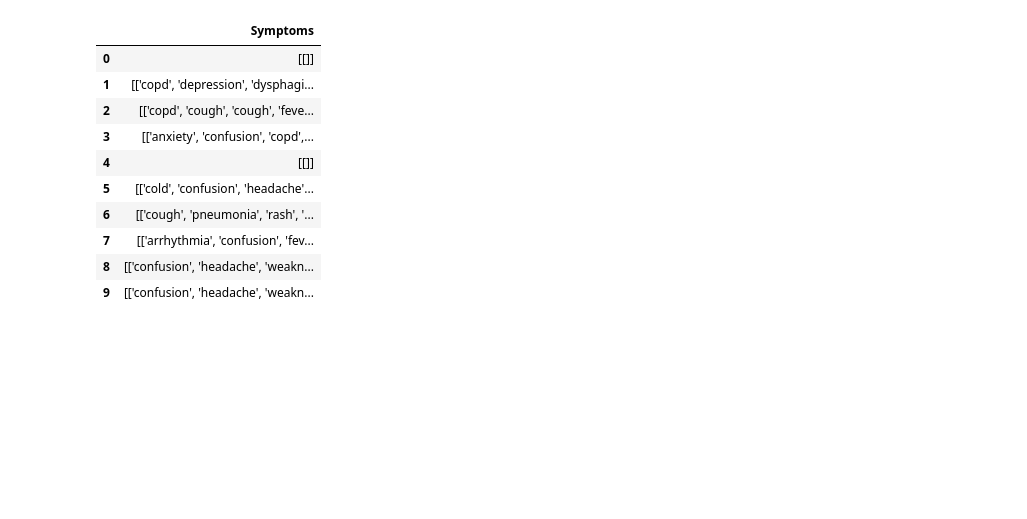
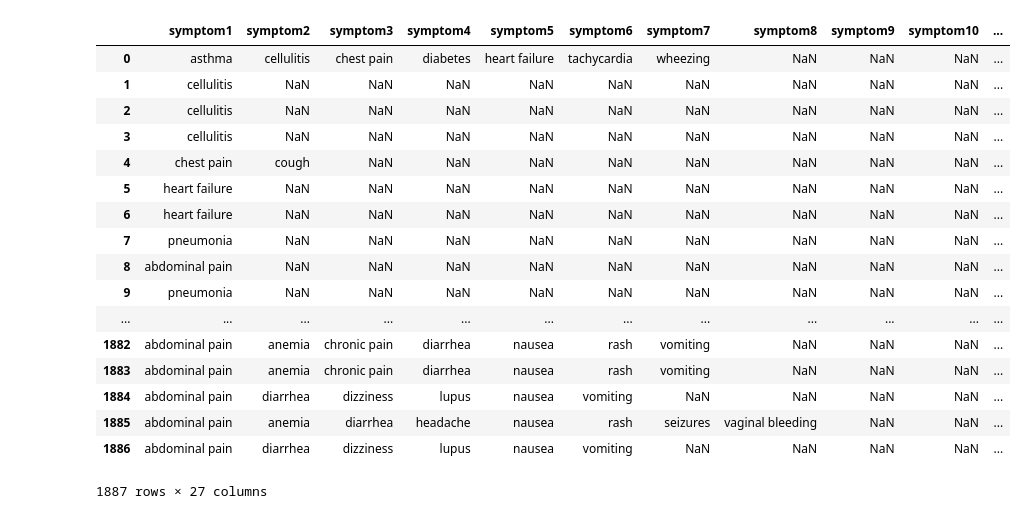
Before and after one commit to TheAntiSnipe/help-a-doc, a Jupyter notebook: Symptoms_extract.ipynb, the cells around one changed output. Cells and saved outputs as stored; diff of their text form; code cells hidden in the pictures; blank space fills up the shorter version.

Commit message:
added data frame

```diff
--- a/Symptoms_extract.ipynb
+++ b/Symptoms_extract.ipynb
@@ -27,40 +27,3 @@ concepts_path = 'C:/Users/hp/Desktop/mimic-code-master/concepts/'
 con = psycopg2.connect(dbname="mimic", user="postgres", password="postgres", host="localhost")
 
 query_schema = 'SET SEARCH_PATH TO public,' + 'mimiciii' + ';'
-# %%
-query = query_schema + '''
-SELECT text
-FROM noteevents
-LIMIT 10
-'''
-df8 = pd.read_sql_query(query, con)
-
-import json
-
-with open('C:/Users/hp/Desktop/symptoms.json') as f:
-    j_son = json.load(f)
-data2=[]
-for x in range(10):
-    list1=[]
-    text = str(df8.values[x]).lower().split()
-    for i in j_son:
-        for j in text:
-            if i==j:
-                list1.append(i)
-    data1 = [str(list1)]
-    data2.append(data1)
-    data = {'Symptoms':data2}
-df = pd.DataFrame(data)
-df
-# %% [output]
-|  | Symptoms |
-| 0 | [[]] |
-| 1 | [['copd', 'depression', 'dysphagi... |
-| 2 | [['copd', 'cough', 'cough', 'feve... |
-| 3 | [['anxiety', 'confusion', 'copd',... |
-| 4 | [[]] |
-| 5 | [['cold', 'confusion', 'headache'... |
-| 6 | [['cough', 'pneumonia', 'rash', '... |
-| 7 | [['arrhythmia', 'confusion', 'fev... |
-| 8 | [['confusion', 'headache', 'weakn... |
-| 9 | [['confusion', 'headache', 'weakn... |
@@ -66,0 +69,22 @@ df
+# %%
+df = pd.read_csv('symptoms_list.csv', error_bad_lines=False)
+df
+# %% [output]
+|  | symptom1 | symptom2 | symptom3 | symptom4 | symptom5 | symptom6 | symptom7 | symptom8 | symptom9 | symptom10 | ... |
+| 0 | asthma | cellulitis | chest pain | diabetes | heart failure | tachycardia | wheezing | NaN | NaN | NaN | ... |
+| 1 | cellulitis | NaN | NaN | NaN | NaN | NaN | NaN | NaN | NaN | NaN | ... |
+| 2 | cellulitis | NaN | NaN | NaN | NaN | NaN | NaN | NaN | NaN | NaN | ... |
+| 3 | cellulitis | NaN | NaN | NaN | NaN | NaN | NaN | NaN | NaN | NaN | ... |
+| 4 | chest pain | cough | NaN | NaN | NaN | NaN | NaN | NaN | NaN | NaN | ... |
+| 5 | heart failure | NaN | NaN | NaN | NaN | NaN | NaN | NaN | NaN | NaN | ... |
+| 6 | heart failure | NaN | NaN | NaN | NaN | NaN | NaN | NaN | NaN | NaN | ... |
+| 7 | pneumonia | NaN | NaN | NaN | NaN | NaN | NaN | NaN | NaN | NaN | ... |
+| 8 | abdominal pain | NaN | NaN | NaN | NaN | NaN | NaN | NaN | NaN | NaN | ... |
+| 9 | pneumonia | NaN | NaN | NaN | NaN | NaN | NaN | NaN | NaN | NaN | ... |
+| ... | ... | ... | ... | ... | ... | ... | ... | ... | ... | ... | ... |
+| 1882 | abdominal pain | anemia | chronic pain | diarrhea | nausea | rash | vomiting | NaN | NaN | NaN | ... |
+| 1883 | abdominal pain | anemia | chronic pain | diarrhea | nausea | rash | vomiting | NaN | NaN | NaN | ... |
+| 1884 | abdominal pain | diarrhea | dizziness | lupus | nausea | vomiting | NaN | NaN | NaN | NaN | ... |
+| 1885 | abdominal pain | anemia | diarrhea | headache | nausea | rash | seizures | vaginal bleeding | NaN | NaN | ... |
+| 1886 | abdominal pain | diarrhea | dizziness | lupus | nausea | vomiting | NaN | NaN | NaN | NaN | ... |
+1887 rows × 27 columns
```
Also changed, not shown: parts of 2 cells of this notebook, 1 other file.
